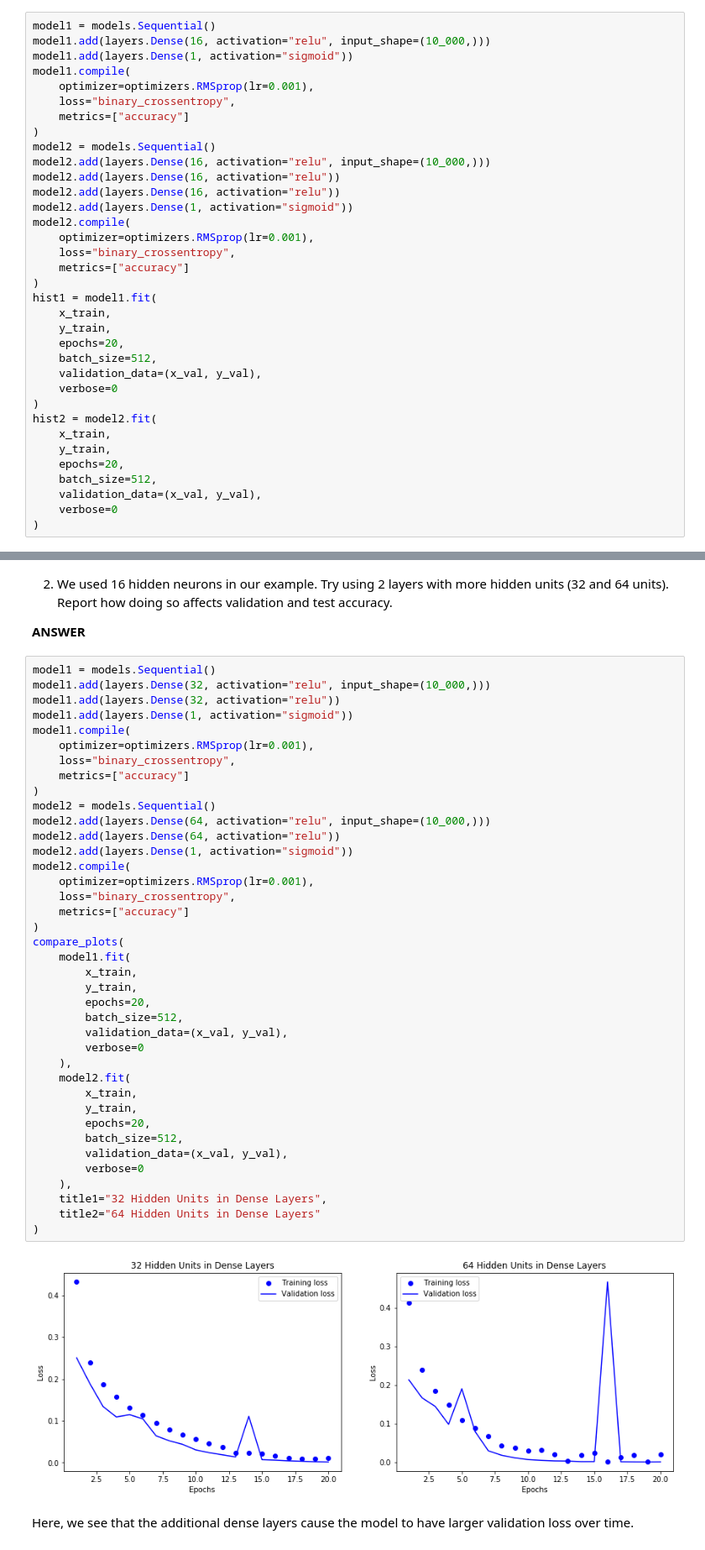
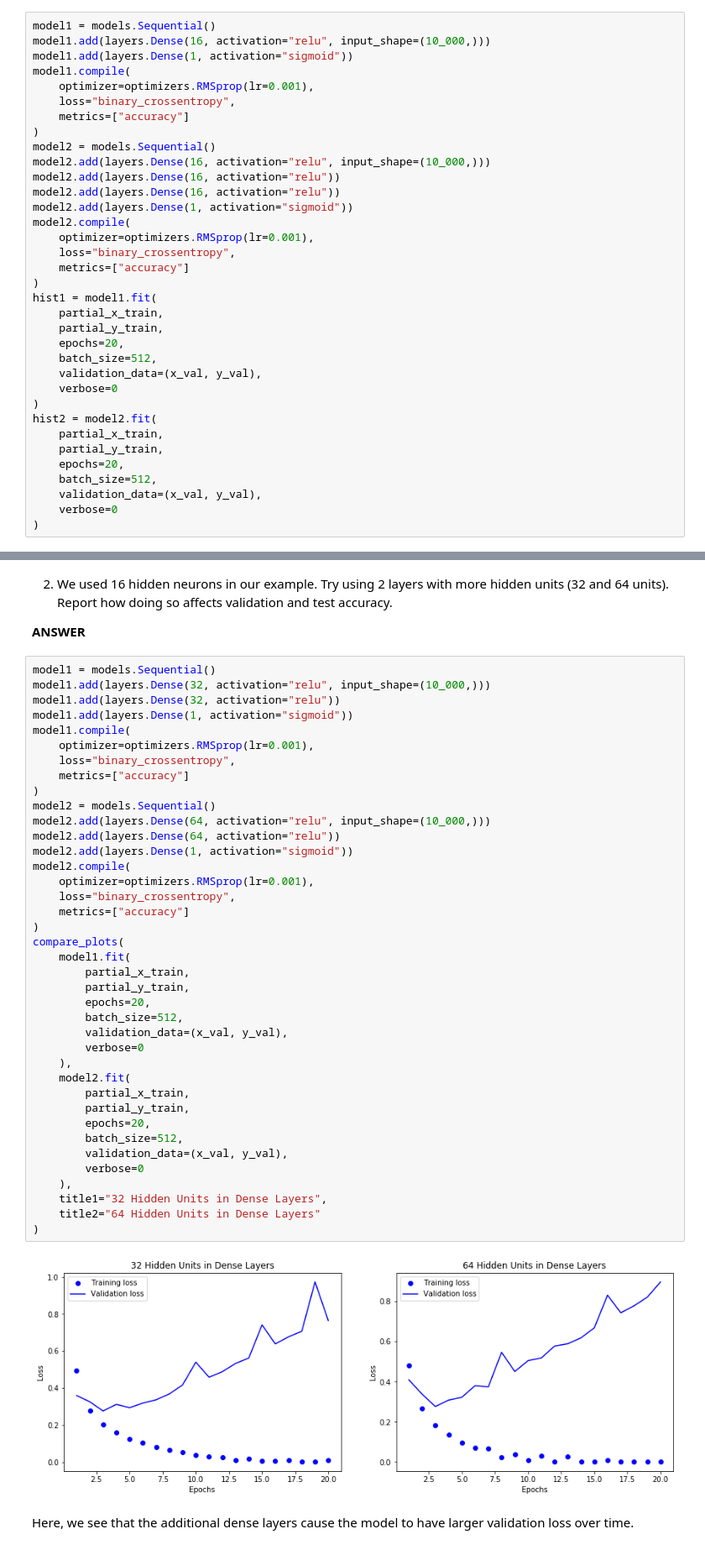
Before and after one commit to tnorlund/AdvMLHW1, a Jupyter notebook: Homework.ipynb, the cells around one changed output, grey strips where cells are left out. Shown: that part at 84% size. Saved outputs shown, nothing was run; the diff lists cells and outputs as text.

```diff
--- a/Homework.ipynb
+++ b/Homework.ipynb
@@ -71,16 +72,16 @@ model2.compile(
     metrics=["accuracy"]
 )
 hist1 = model1.fit(
-    x_train,
-    y_train,
+    partial_x_train,
+    partial_y_train,
     epochs=20,
     batch_size=512,
     validation_data=(x_val, y_val),
     verbose=0
 )
 hist2 = model2.fit(
-    x_train,
-    y_train,
+    partial_x_train,
+    partial_y_train,
     epochs=20,
     batch_size=512,
     validation_data=(x_val, y_val),
@@ -143,38 +128,38 @@ model1.compile(
     optimizer=optimizers.RMSprop(lr=0.001),
     loss="binary_crossentropy",
     metrics=["accuracy"]
 )
 model2 = models.Sequential()
 model2.add(layers.Dense(64, activation="relu", input_shape=(10_000,)))
 model2.add(layers.Dense(64, activation="relu"))
 model2.add(layers.Dense(1, activation="sigmoid"))
 model2.compile(
     optimizer=optimizers.RMSprop(lr=0.001),
     loss="binary_crossentropy",
     metrics=["accuracy"]
 )
 compare_plots(
     model1.fit(
-        x_train,
-        y_train,
+        partial_x_train,
+        partial_y_train,
         epochs=20,
         batch_size=512,
         validation_data=(x_val, y_val),
         verbose=0
     ),
     model2.fit(
-        x_train,
-        y_train,
+        partial_x_train,
+        partial_y_train,
         epochs=20,
         batch_size=512,
         validation_data=(x_val, y_val),
         verbose=0
     ),
     title1="32 Hidden Units in Dense Layers",
     title2="64 Hidden Units in Dense Layers"
 )
 # %% [output]
-[figure, old version]
+[figure, new version]
 # %% [markdown]
 Here, we see that the additional dense layers cause the model to have larger validation loss over time.
 # %% [markdown]
```
Also changed, not shown: parts of 11 cells of this notebook, 1 other file.
